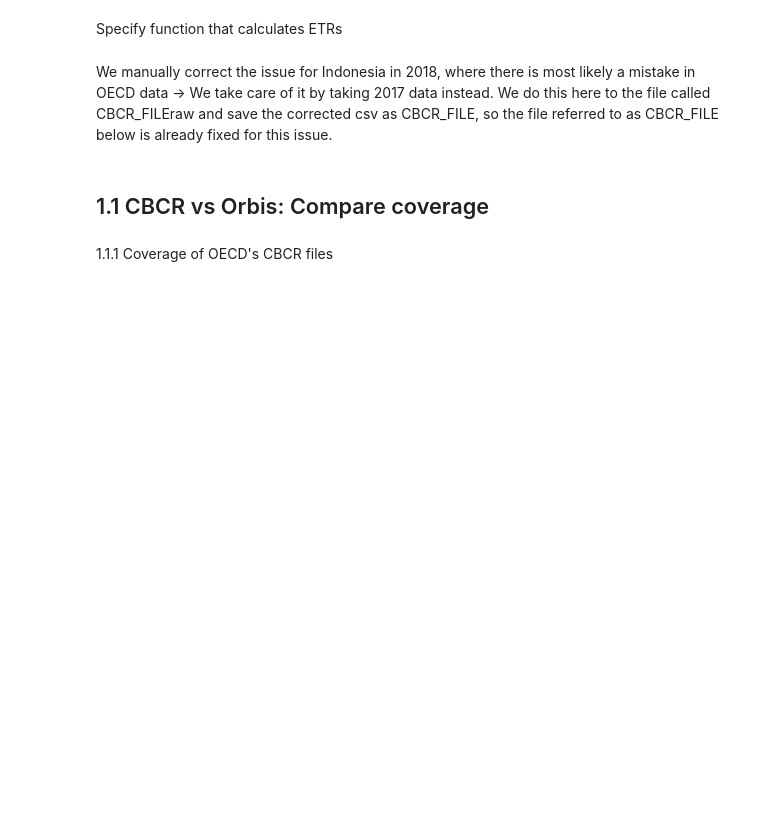
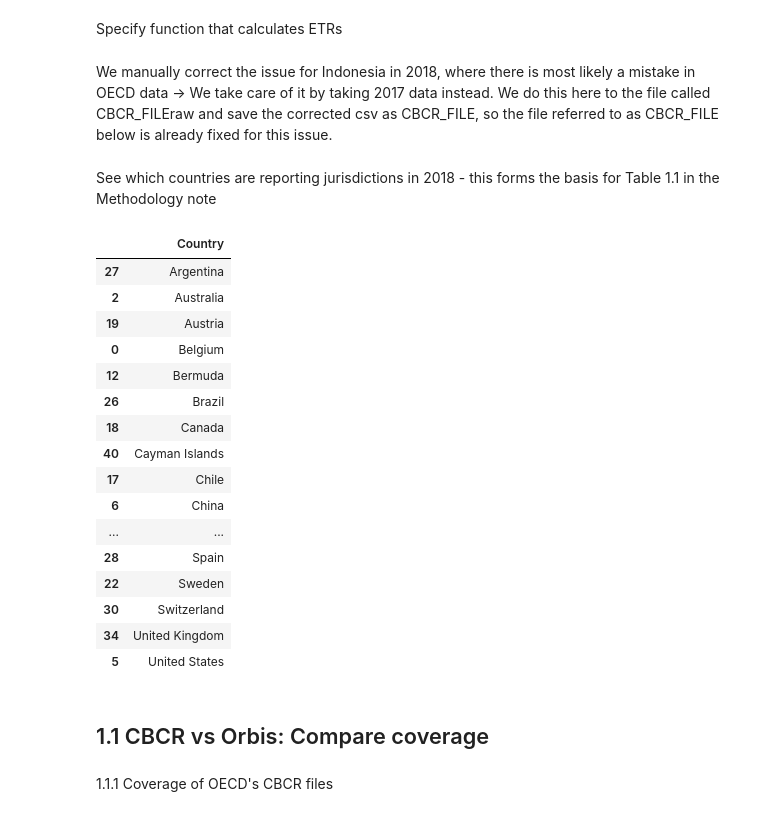
Before and after one commit to Tax-Justice-Network/unitary-taxation, a Jupyter notebook: src/1_estimation/1.clean_data_new.ipynb, the cells around one changed output. Saved outputs shown, nothing was run; the diff lists cells and outputs as text; code cells hidden in the pictures; blank space fills up the shorter version.

```diff
--- a/src/1_estimation/1.clean_data_new.ipynb
+++ b/src/1_estimation/1.clean_data_new.ipynb
@@ -207,6 +225,35 @@ cbcr_file = cbcr_file[~((cbcr_file['COU'] == 'IDN') & (cbcr_file['Year'] == 2018
 cbcr_file = pd.concat([cbcr_file, indonesia_domestic_2018], ignore_index=True)
 #Save the new csv under the CBCR_FILE shortcut
 cbcr_file.to_csv(CBCR_FILE, index=False)
+# %% [markdown]
+See which countries are reporting jurisdictions in 2018 - this forms the basis for Table 1.1 in the Methodology note
+# %%
+cbcr_file_withcountrynames=cbcr_file.copy()
+cbcr_file_withcountrynames["Country"]=cbcr_file_withcountrynames["COU"].map(tjn_tools.iso3_to_name)
+cbcr_file_unique_COU = cbcr_file_withcountrynames['Country'].unique()
+# Create a table view of unique values
+cbcr_file_unique_COU = pd.DataFrame({'Country': cbcr_file_unique_COU})
+# Display the table view
+cbcr_file_unique_COU = cbcr_file_unique_COU.sort_values(by='Country')
+cbcr_file_unique_COU
+# %% [output]
+|  | Country |
+| 27 | Argentina |
+| 2 | Australia |
+| 19 | Austria |
+| 0 | Belgium |
+| 12 | Bermuda |
+| 26 | Brazil |
+| 18 | Canada |
+| 40 | Cayman Islands |
+| 17 | Chile |
+| 6 | China |
+| ... | ... |
+| 28 | Spain |
+| 22 | Sweden |
+| 30 | Switzerland |
+| 34 | United Kingdom |
+| 5 | United States |
 # %% [markdown]
 ## 1.1 CBCR vs Orbis: Compare coverage
 # %% [markdown]
```
Also changed, not shown: parts of 7 cells of this notebook, 2 other files.
